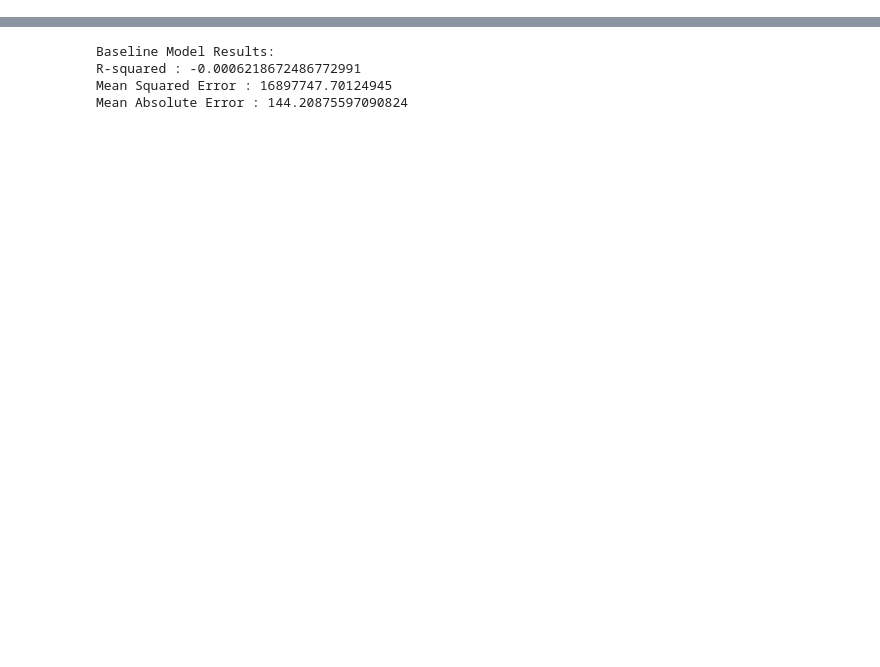
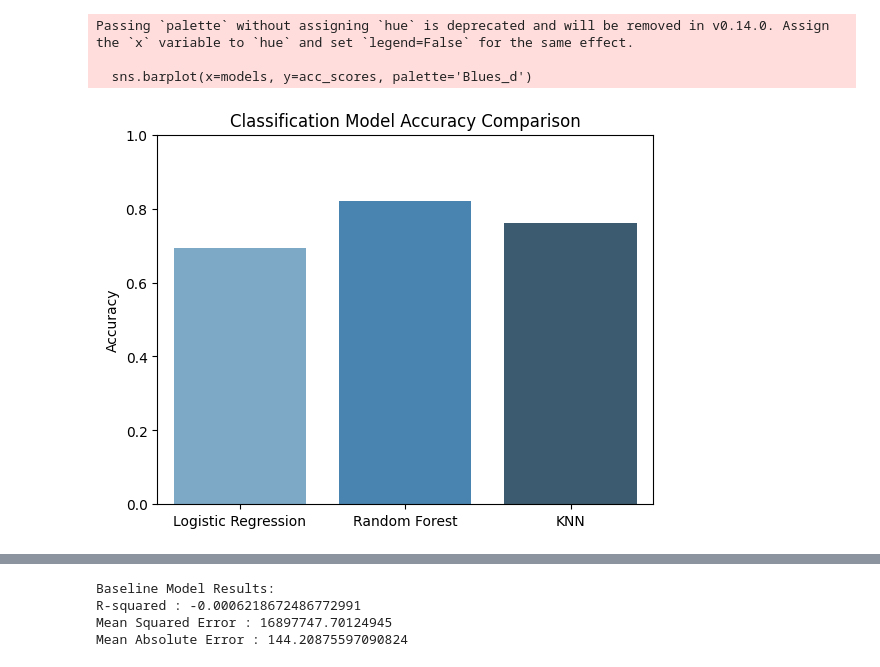
Before and after one commit to Aditya131805/NASA-Space-Apps-Challenge, a Jupyter notebook: models.ipynb, the cells around one changed output, grey strips where cells are left out. Cells and saved outputs as stored; diff of their text form; code cells hidden in the pictures; blank space fills up the shorter version.

```diff
--- a/models.ipynb
+++ b/models.ipynb
@@ -90,0 +138,19 @@ weighted avg       0.73      0.74      0.74      4245
+# %%
+acc_scores = [
+    accuracy_score(y_lin_test, y_lin_pred_lr),
+    accuracy_score(y_lin_test, y_lin_pred_rf),
+    accuracy_score(y_lin_test, y_lin_pred_knn)
+]
+models = ['Logistic Regression', 'Random Forest', 'KNN']
+
+sns.barplot(x=models, y=acc_scores, palette='Blues_d')
+
+plt.ylabel("Accuracy")
+plt.title("Classification Model Accuracy Comparison")
+plt.ylim(0, 1)
+plt.show()
+# %% [output]
+Passing `palette` without assigning `hue` is deprecated and will be removed in v0.14.0. Assign the `x` variable to `hue` and set `legend=False` for the same effect.
+
+  sns.barplot(x=models, y=acc_scores, palette='Blues_d')
+[figure, added]
```
Also changed, not shown: parts of 109 cells of this notebook, 2 other files.
